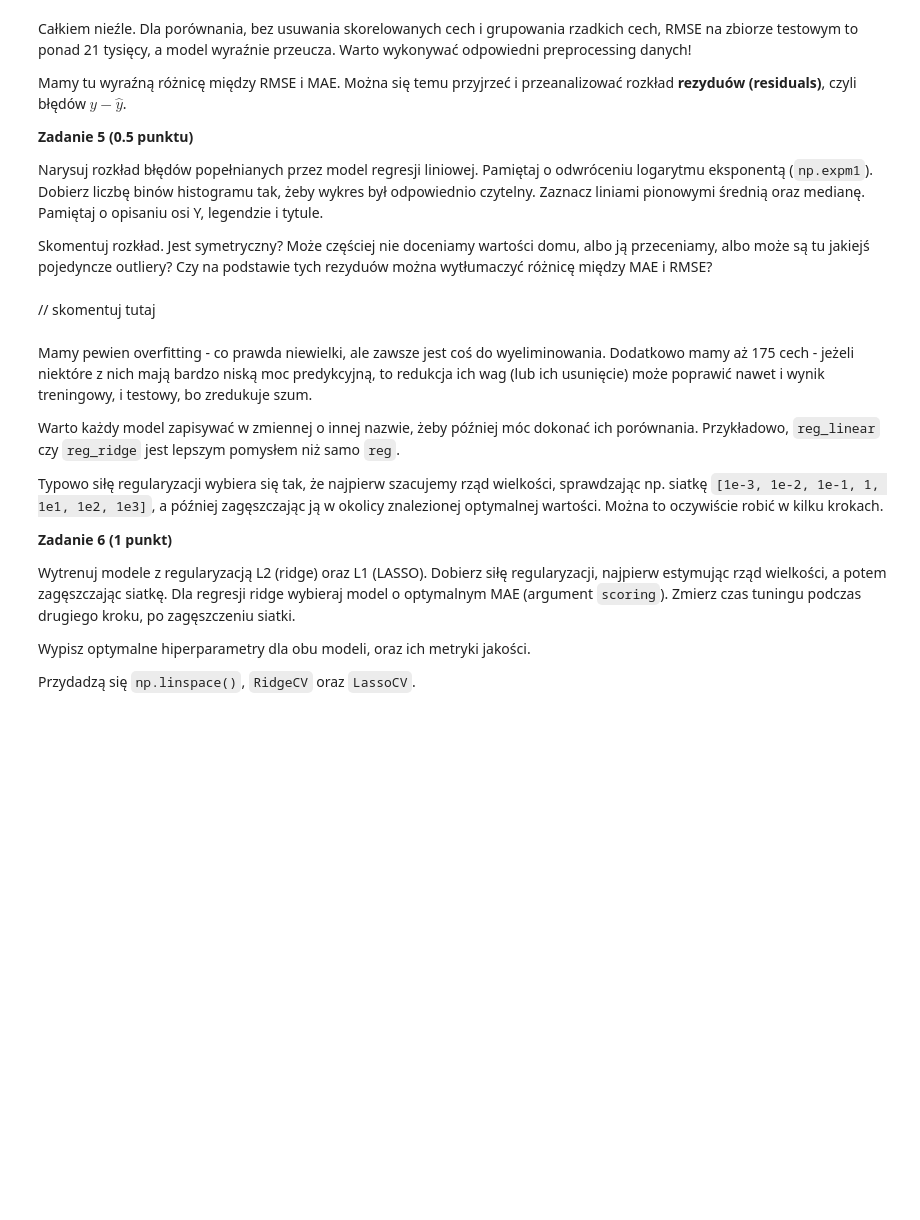
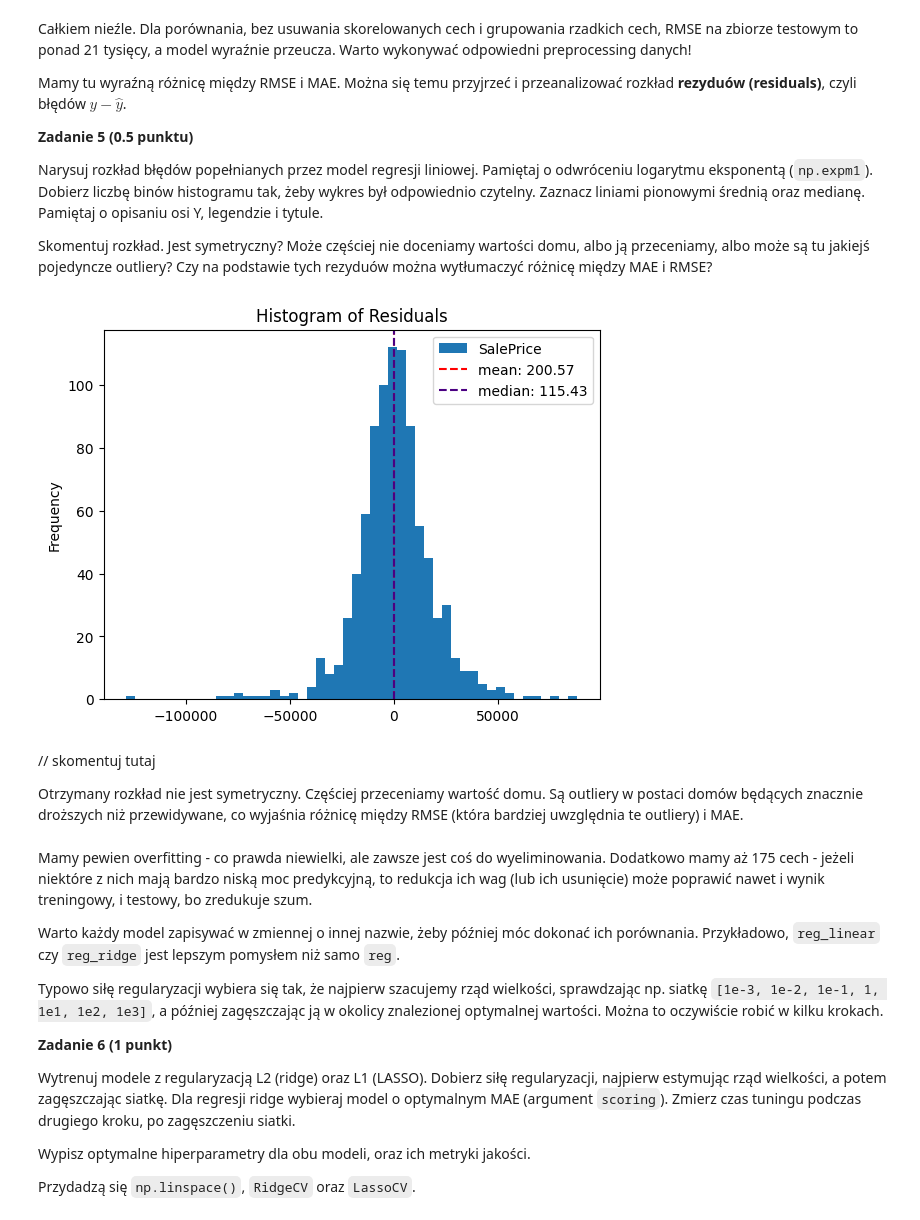
Before and after one commit to rmesek/pum-agh-2025, a Jupyter notebook: lab1/notebook.ipynb, the cells around one changed output. Drawn from its saved outputs; the diff is of its cells as text; code cells hidden in the pictures; blank space fills up the shorter version.

```diff
--- a/lab1/notebook.ipynb
+++ b/lab1/notebook.ipynb
@@ -518,8 +518,22 @@ Mamy tu wyraźną różnicę między RMSE i MAE. Można się temu przyjrzeć i p
 Narysuj rozkład błędów popełnianych przez model regresji liniowej. Pamiętaj o odwróceniu logarytmu eksponentą (`np.expm1`). Dobierz liczbę binów histogramu tak, żeby wykres był odpowiednio czytelny. Zaznacz liniami pionowymi średnią oraz medianę. Pamiętaj o opisaniu osi Y, legendzie i tytule.
 
 Skomentuj rozkład. Jest symetryczny? Może częściej nie doceniamy wartości domu, albo ją przeceniamy, albo może są tu jakiejś pojedyncze outliery? Czy na podstawie tych rezyduów można wytłumaczyć różnicę między MAE i RMSE?
-# %% [markdown]
-// skomentuj tutaj
+# %%
+residuals: pd.DataFrame = np.expm1(y_test) - np.expm1(y_pred_test)
+
+hist = residuals.plot.hist(bins=50, title="Histogram of Residuals")
+mean = residuals.mean()
+median = residuals.median()
+hist.axvline(mean, color="red", linestyle="--", label=f"mean: {mean:.2f}")
+hist.axvline(median, color="indigo", linestyle="--", label=f"median: {median:.2f}")
+plt.legend()
+plt.show()
+# %% [output]
+[figure, added]
+# %% [markdown]
+// skomentuj tutaj
+
+Otrzymany rozkład nie jest symetryczny. Częściej przeceniamy wartość domu. Są outliery w postaci domów będących znacznie droższych niż przewidywane, co wyjaśnia różnicę między RMSE (która bardziej uwzględnia te outliery) i MAE.
 # %% [markdown]
 Mamy pewien overfitting - co prawda niewielki, ale zawsze jest coś do wyeliminowania. Dodatkowo mamy aż 175 cech - jeżeli niektóre z nich mają bardzo niską moc predykcyjną, to redukcja ich wag (lub ich usunięcie) może poprawić nawet i wynik treningowy, i testowy, bo zredukuje szum.
 
```
Also changed, not shown: parts of 3 cells of this notebook.
